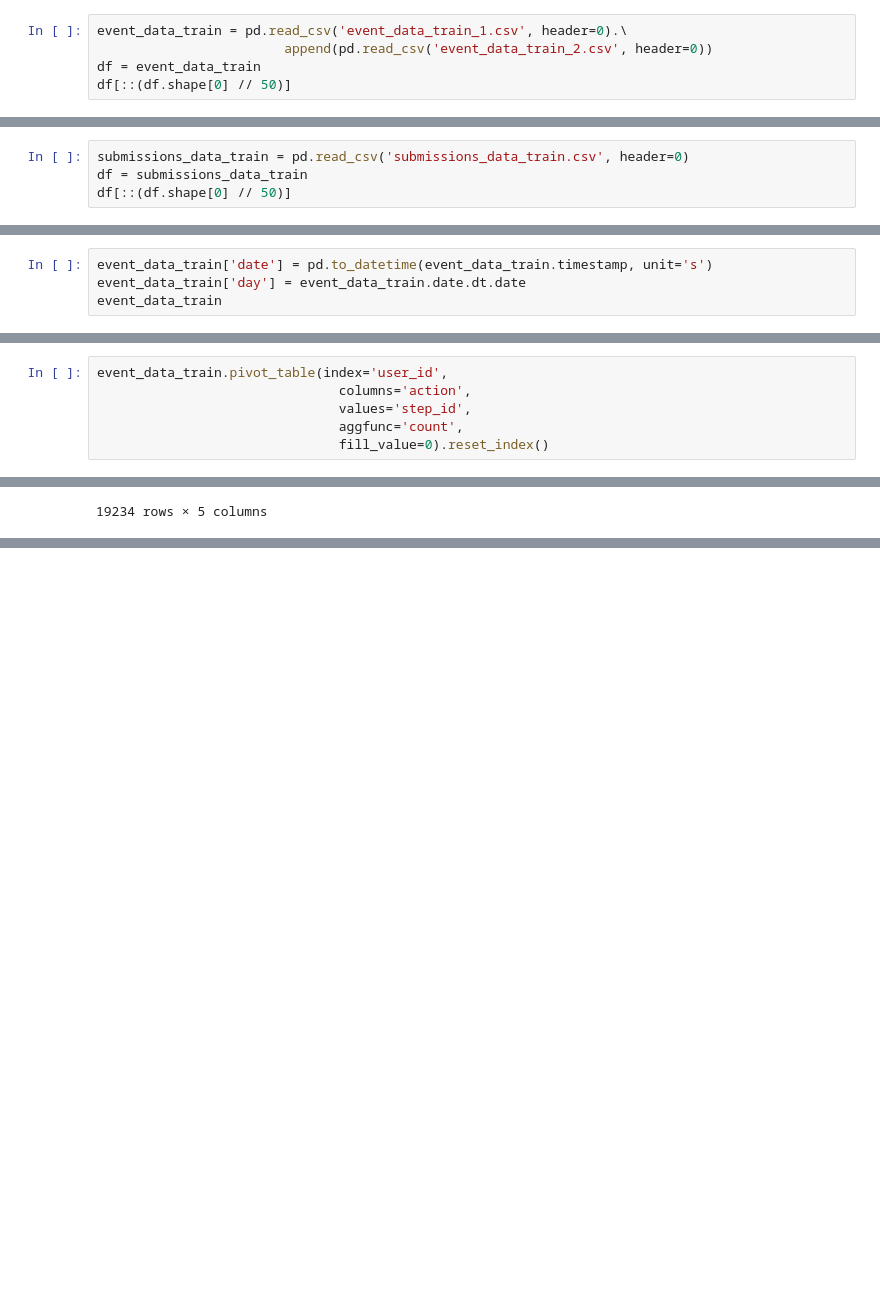
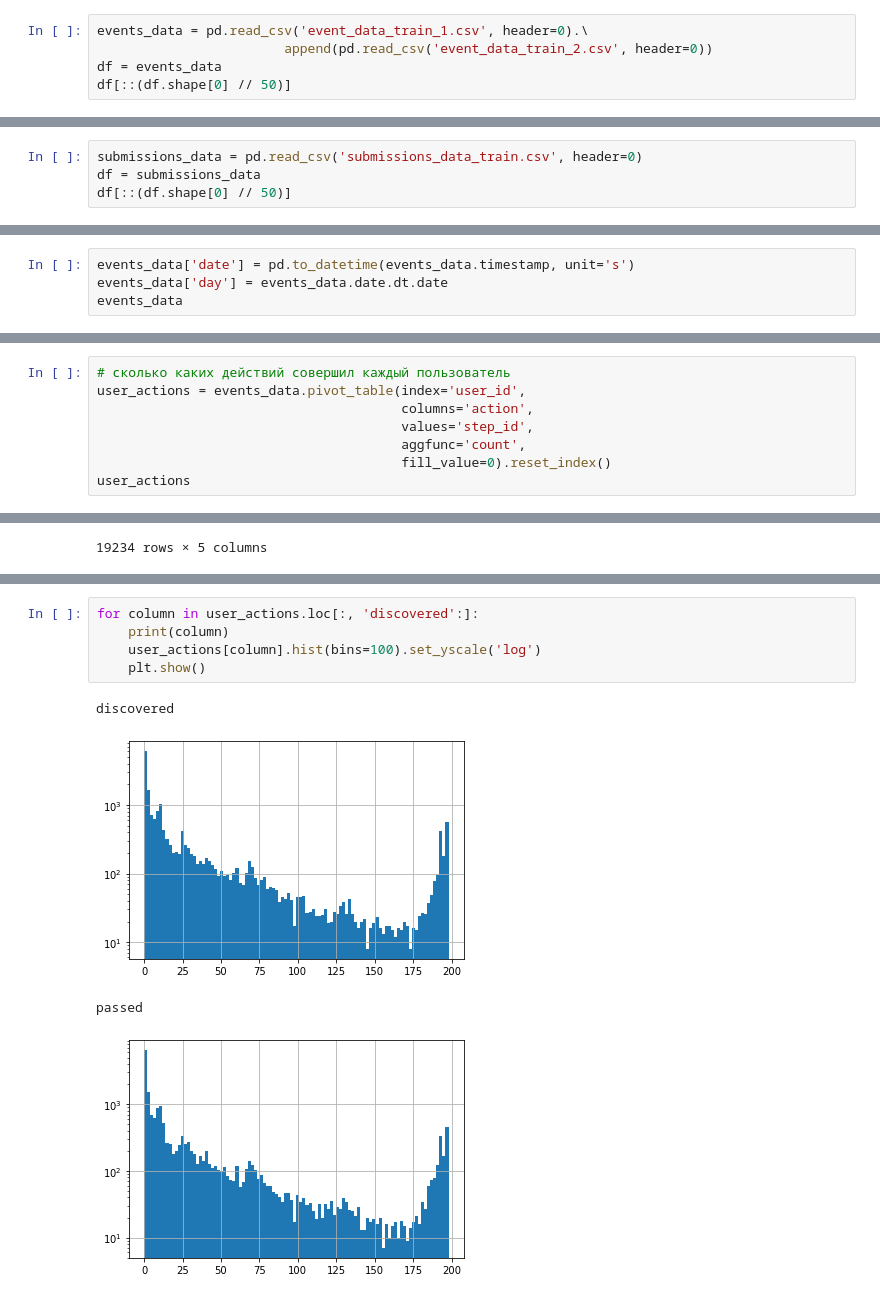
Before and after one commit to gbrs/Intro_DS_ML_Stepic_Karpov, a Jupyter notebook: ml_contest.ipynb, the cells around one changed output, grey strips where cells are left out. Cells and saved outputs as stored; diff of their text form; blank space fills up the shorter version.

```diff
--- a/ml_contest.ipynb
+++ b/ml_contest.ipynb
@@ -11,9 +11,9 @@ import matplotlib.pyplot as plt
 import seaborn as sns
 %matplotlib inline
 # %%
-event_data_train = pd.read_csv('event_data_train_1.csv', header=0).\
+events_data = pd.read_csv('event_data_train_1.csv', header=0).\
                         append(pd.read_csv('event_data_train_2.csv', header=0))
-df = event_data_train
+df = events_data
 df[::(df.shape[0] // 50)]
 # %% [output]
 |  | step_id | timestamp | action | user_id |
@@ -151,8 +161,8 @@ df.corr()
 | timestamp | 0.10099 | 1.000000 | -0.020749 |
 | user_id | -0.00169 | -0.020749 | 1.000000 |
 # %%
-submissions_data_train = pd.read_csv('submissions_data_train.csv', header=0)
-df = submissions_data_train
+submissions_data = pd.read_csv('submissions_data_train.csv', header=0)
+df = submissions_data
 df[::(df.shape[0] // 50)]
 # %% [output]
 |  | step_id | timestamp | submission_status | user_id |
@@ -288,9 +303,9 @@ df.corr()
 | timestamp | 0.063390 | 1.000000 | -0.016604 |
 | user_id | -0.001133 | -0.016604 | 1.000000 |
 # %%
-event_data_train['date'] = pd.to_datetime(event_data_train.timestamp, unit='s')
-event_data_train['day'] = event_data_train.date.dt.date
-event_data_train
+events_data['date'] = pd.to_datetime(events_data.timestamp, unit='s')
+events_data['day'] = events_data.date.dt.date
+events_data
 # %% [output]
 |  | step_id | timestamp | action | user_id | date | day |
 | 0 | 32815 | 1434340848 | viewed | 17632 | 2015-06-15 04:00:48 | 2015-06-15 |
@@ -312,11 +346,13 @@ The epoch2num function was deprecated in Matplotlib 3.3 and will be removed two
   base = dates.epoch2num(dt.asi8 / 1.0e9)
 [figure]
 # %%
-event_data_train.pivot_table(index='user_id',
-                               columns='action',
-                               values='step_id',
-                               aggfunc='count',
-                               fill_value=0).reset_index()
+# сколько каких действий совершил каждый пользователь
+user_actions = events_data.pivot_table(index='user_id',
+                                       columns='action',
+                                       values='step_id',
+                                       aggfunc='count',
+                                       fill_value=0).reset_index()
+user_actions
 # %% [output]
 | action | user_id | discovered | passed | started_attempt | viewed |
 | 0 | 1 | 1 | 0 | 0 | 1 |
@@ -348,0 +370,10 @@ event_data_train.pivot_table(index='user_id',
+# %%
+for column in user_actions.loc[:, 'discovered':]:
+    print(column)
+    user_actions[column].hist(bins=100).set_yscale('log')
+    plt.show()
+# %% [output]
+discovered
+[figure, added]
+passed
+[figure, added]
```
Also changed, not shown: parts of 10 cells of this notebook.
